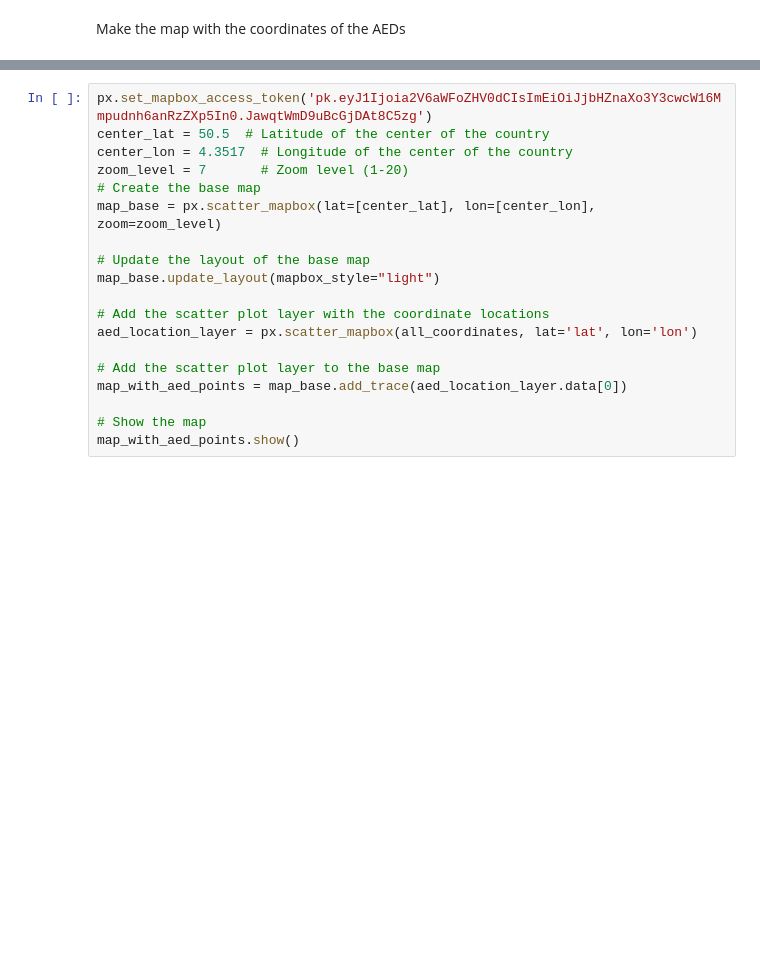
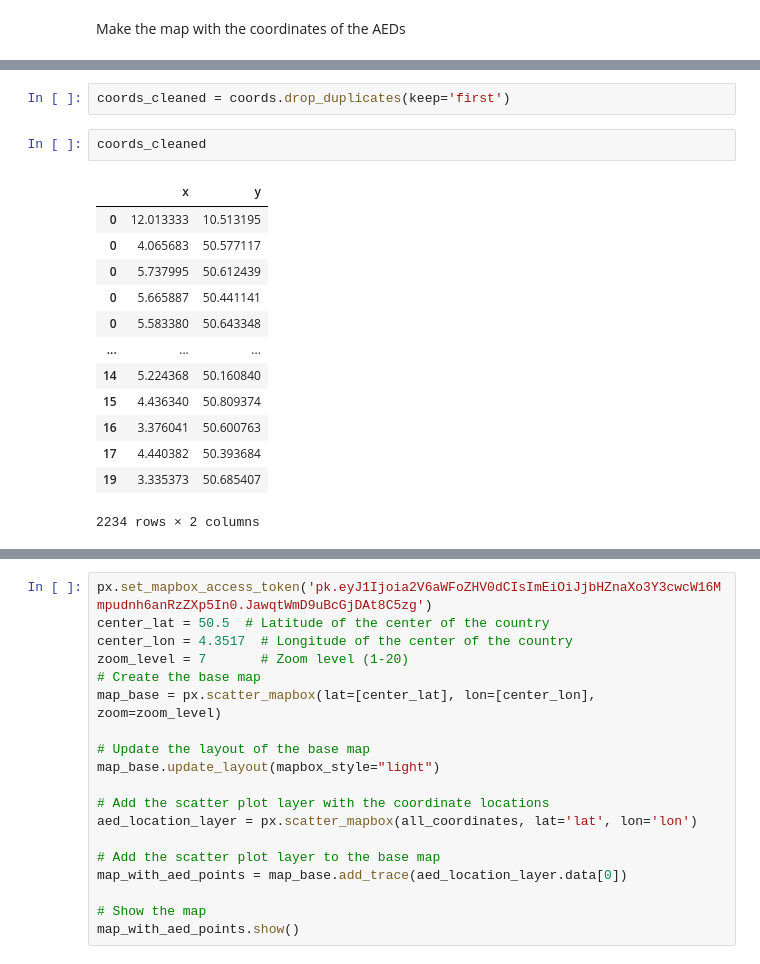
Before and after one commit to isa-sc/mda-project, a Jupyter notebook: aed_map.ipynb, the cells around one changed output, grey strips where cells are left out. Drawn from its saved outputs; the diff is of its cells as text; blank space fills up the shorter version.

```diff
--- a/aed_map.ipynb
+++ b/aed_map.ipynb
@@ -139,0 +183,18 @@ Make the map with the coordinates of the AEDs
+# %%
+coords_cleaned = coords.drop_duplicates(keep='first')
+# %%
+coords_cleaned
+# %% [output]
+|  | x | y |
+| 0 | 12.013333 | 10.513195 |
+| 0 | 4.065683 | 50.577117 |
+| 0 | 5.737995 | 50.612439 |
+| 0 | 5.665887 | 50.441141 |
+| 0 | 5.583380 | 50.643348 |
+| ... | ... | ... |
+| 14 | 5.224368 | 50.160840 |
+| 15 | 4.436340 | 50.809374 |
+| 16 | 3.376041 | 50.600763 |
+| 17 | 4.440382 | 50.393684 |
+| 19 | 3.335373 | 50.685407 |
+2234 rows × 2 columns
```
Also changed, not shown: parts of 40 cells of this notebook, 7 other files.
